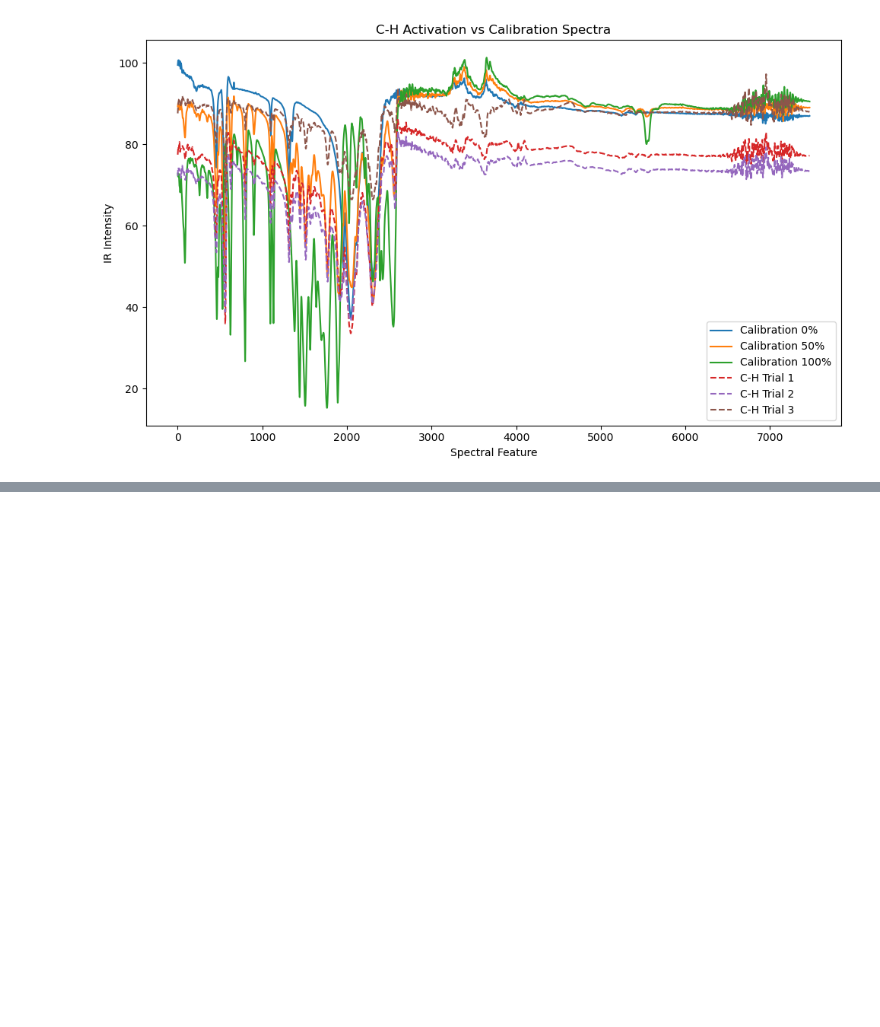
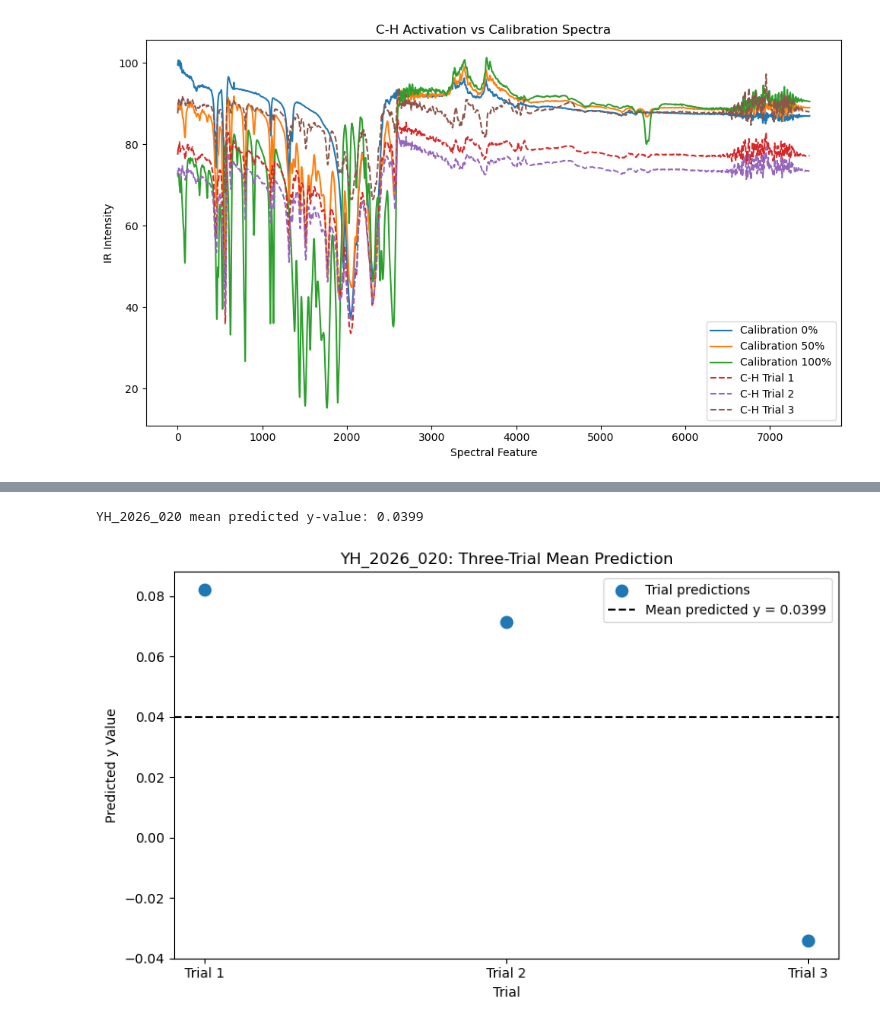
Before and after one commit to JoelPigeon/SpectraML, a Jupyter notebook: C-H activation exchange reaction testing.ipynb, the cells around one changed output, grey strips where cells are left out. Drawn from its saved outputs; the diff is of its cells as text; code cells hidden in the pictures; blank space fills up the shorter version.

```diff
--- a/C-H activation exchange reaction testing.ipynb
+++ b/C-H activation exchange reaction testing.ipynb
@@ -2067,0 +1800,28 @@ from the measured transmittance spectra.
+# %%
+# Mean prediction for the three YH_2026_020 trials
+trial_y_values = np.asarray(y_pred, dtype=float).ravel()
+if len(trial_y_values) != 3:
+    raise ValueError(f"Expected 3 trial predictions, found {len(trial_y_values)}")
+
+mean_y_value = trial_y_values.mean()
+print(f"YH_2026_020 mean predicted y-value: {mean_y_value:.4f}")
+
+trial_numbers = np.arange(1, len(trial_y_values) + 1)
+plt.figure(figsize=(8, 5))
+plt.scatter(trial_numbers, trial_y_values, s=80, label='Trial predictions')
+plt.axhline(
+    mean_y_value,
+    color='black',
+    linestyle='--',
+    label=f'Mean predicted y = {mean_y_value:.4f}'
+)
+plt.xticks(trial_numbers, [f'Trial {i}' for i in trial_numbers])
+plt.xlabel('Trial')
+plt.ylabel('Predicted y Value')
+plt.title('YH_2026_020: Three-Trial Mean Prediction')
+plt.legend()
+plt.tight_layout()
+plt.show()
+# %% [output]
+YH_2026_020 mean predicted y-value: 0.0399
+[figure, added]
```
Also changed, not shown: parts of 5 cells of this notebook, 5 other files.
